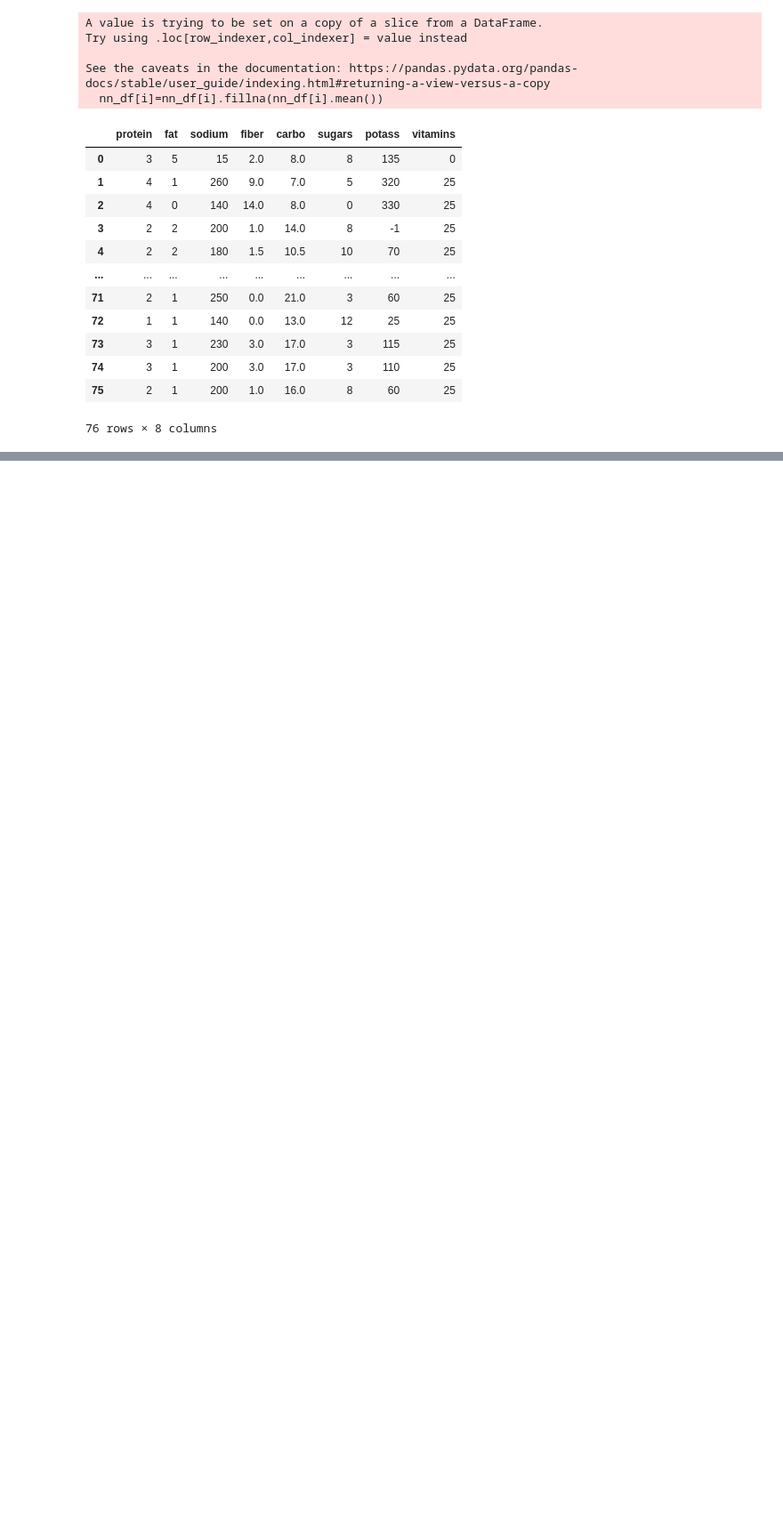
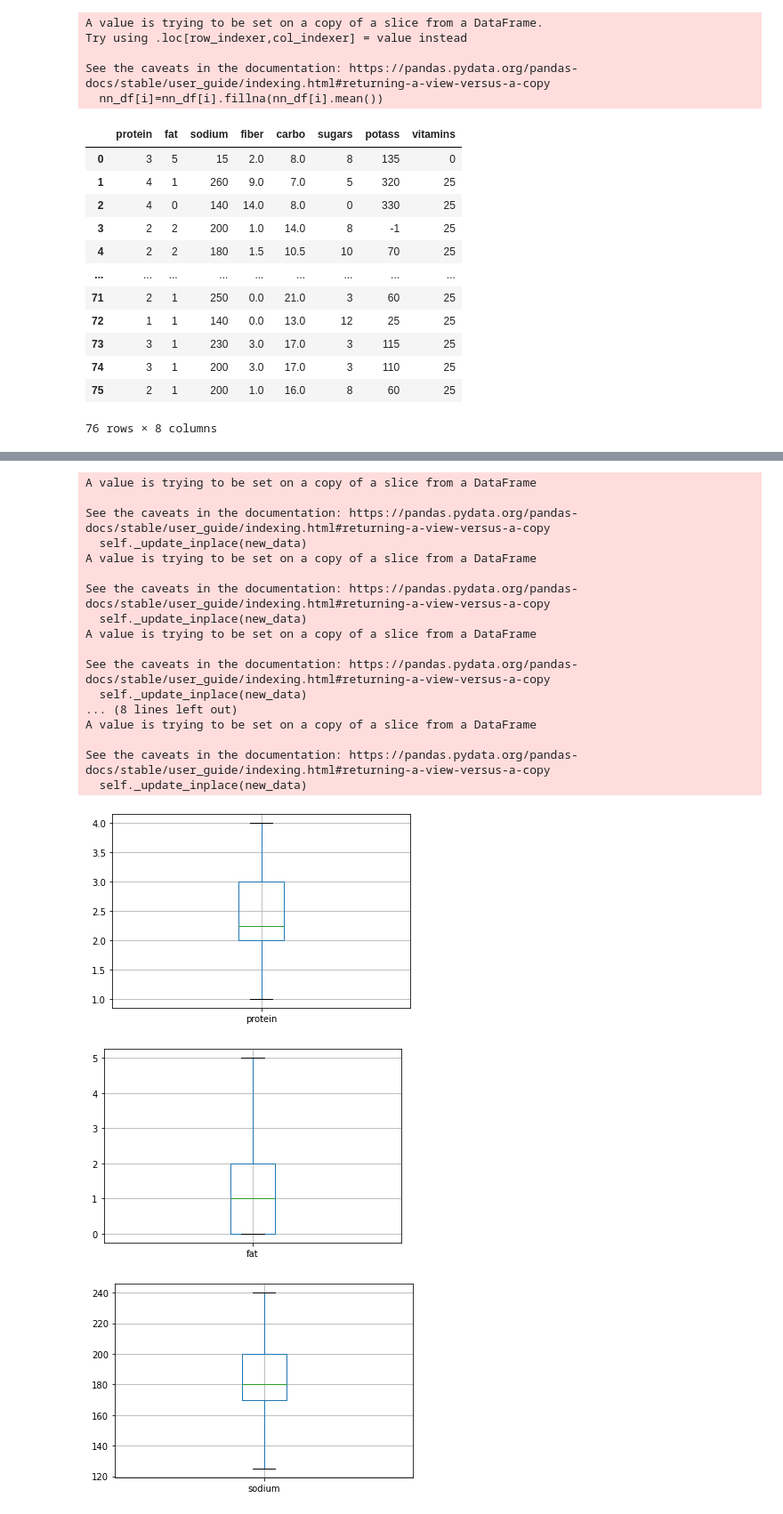
Before and after one commit to akhileshnalla123/cereals-, a Jupyter notebook: cereals.ipynb, the cells around one changed output, grey strips where cells are left out. Shown at 89% size. Drawn from its saved outputs; the diff is of its cells as text; code cells hidden in the pictures; blank space fills up the shorter version.

```diff
--- a/cereals.ipynb
+++ b/cereals.ipynb
@@ -119,0 +173,34 @@ See the caveats in the documentation: https://pandas.pydata.org/pandas-docs/stab
+# %%
+#replacing the numeric attributes having noisy data with median value of that attribute
+sort_df['protein'].mask(sort_df['protein'] > 4.5  , sort_df['protein'].median(),inplace=True)
+sort_df['carbo'].mask(sort_df['carbo'] < 4.5   , sort_df['carbo'].median(),inplace=True)
+sort_df['sodium'].mask(sort_df['sodium'] > 245  , sort_df['sodium'].median(),inplace=True) #after several iterative calculations
+sort_df['sodium'].mask(sort_df['sodium'] < 121.25  , sort_df['sodium'].median(),inplace=True)#after several iterative calculations
+sort_df['fiber'].mask(sort_df['fiber'] > 6.375   , sort_df['fiber'].median(),inplace=True)
+sort_df['vitamins'].mask(sort_df['vitamins'] < 25  , sort_df['vitamins'].median(),inplace=True)
+sort_df['vitamins'].mask(sort_df['vitamins'] > 25   , sort_df['vitamins'].median(),inplace=True)
+sort_df['potass'].mask(sort_df['potass'] >200   , sort_df['potass'].median(),inplace=True)
+for j in sort_df:
+    plt.figure()
+    sort_df.boxplot([j])
+# %% [output]
+A value is trying to be set on a copy of a slice from a DataFrame
+
+See the caveats in the documentation: https://pandas.pydata.org/pandas-docs/stable/user_guide/indexing.html#returning-a-view-versus-a-copy
+  self._update_inplace(new_data)
+A value is trying to be set on a copy of a slice from a DataFrame
+
+See the caveats in the documentation: https://pandas.pydata.org/pandas-docs/stable/user_guide/indexing.html#returning-a-view-versus-a-copy
+  self._update_inplace(new_data)
+A value is trying to be set on a copy of a slice from a DataFrame
+
+See the caveats in the documentation: https://pandas.pydata.org/pandas-docs/stable/user_guide/indexing.html#returning-a-view-versus-a-copy
+  self._update_inplace(new_data)
+... (8 lines left out)
+A value is trying to be set on a copy of a slice from a DataFrame
+
+See the caveats in the documentation: https://pandas.pydata.org/pandas-docs/stable/user_guide/indexing.html#returning-a-view-versus-a-copy
+  self._update_inplace(new_data)
+[figure, added]
+[figure, added]
+[figure, added]
```
Also changed, not shown: parts of 17 cells of this notebook.
